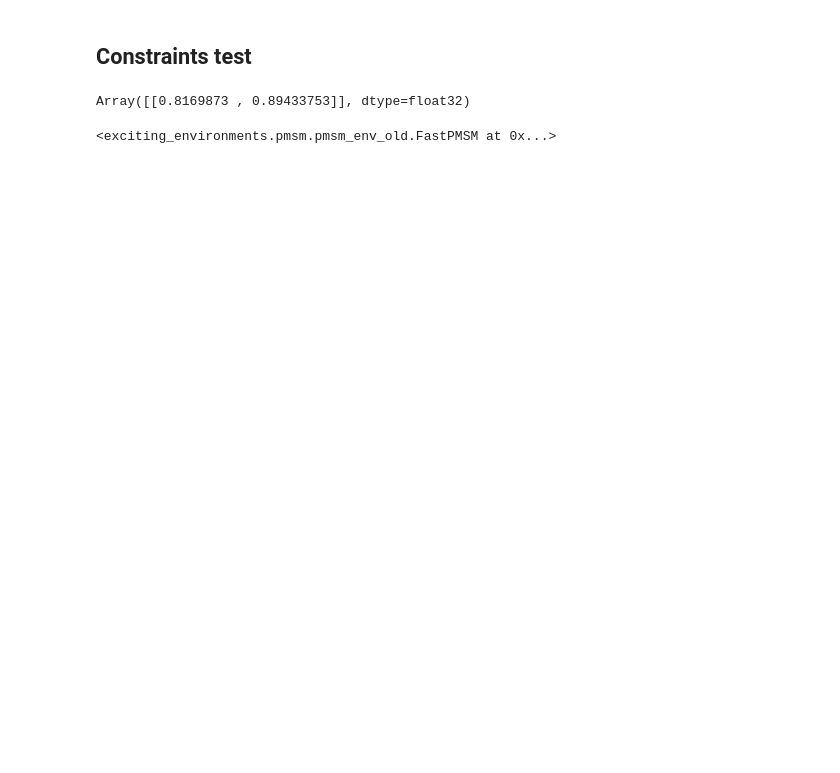
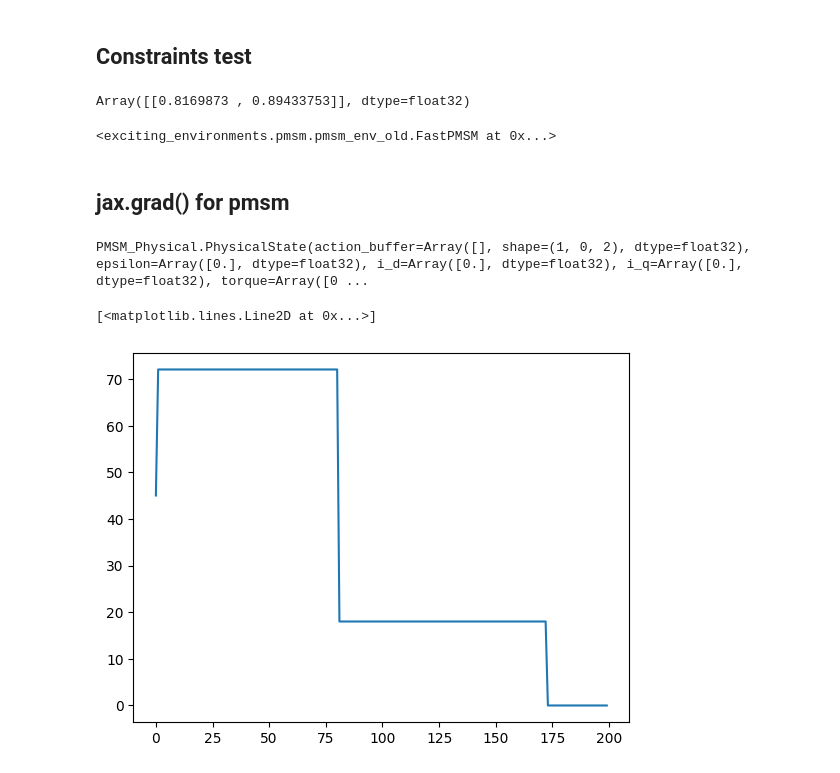
Before and after one commit to ExcitingSystems/exciting-environments, a Jupyter notebook: examples_own/5.2.pmsm_saturated.ipynb, the cells around one changed output. Drawn from its saved outputs; the diff is of its cells as text; code cells hidden in the pictures; blank space fills up the shorter version.

```diff
--- a/examples_own/5.2.pmsm_saturated.ipynb
+++ b/examples_own/5.2.pmsm_saturated.ipynb
@@ -125,3 +138,5 @@ Array([[0.8169873 , 0.89433753]], dtype=float32)
 old_motor_env.apply_hex_constraint
 # %% [output]
 <exciting_environments.pmsm.pmsm_env_old.FastPMSM at 0x...>
+# %% [markdown]
+## jax.grad() for pmsm
@@ -127,0 +182,31 @@ old_motor_env.apply_hex_constraint
+# %%
+random_seed_DQN = np.random.randint(0, 2**31)
+random_key_DQN = jax.random.PRNGKey(seed=random_seed_DQN)
+random_seed_motor = np.random.randint(0, 2**31)
+random_key_motor = jax.random.PRNGKey(seed=random_seed_motor)
+
+random_seed = np.random.randint(0, 2**31)
+random_key = jax.random.PRNGKey(seed=random_seed)
+random_key=random_key.astype(float)
+# %%
+new_motor = PMSM_Physical(control_state="torque", deadtime=0,batch_size=1,saturated=False)
+new_motor_env = PMSM(new_motor, gamma=0.85,batch_size=1)
+obs, motor_env_state = new_motor_env.reset(random_key_motor)
+# %%
+motor_env_state.physical_state
+# %% [output]
+PMSM_Physical.PhysicalState(action_buffer=Array([], shape=(1, 0, 2), dtype=float32), epsilon=Array([0.], dtype=float32), i_d=Array([0.], dtype=float32), i_q=Array([0.], dtype=float32), torque=Array([0 ...
+# %%
+def output_to_scalar(state,act):
+    next_state,obs_next,reward,done=new_motor_env.vmap_step(state,act)
+    return jnp.squeeze(next_state.physical_state.i_d)
+grad_step=jax.grad(output_to_scalar,1)
+# %%
+acts=jnp.linspace(0,2.1,200)[:,None,None].repeat(2,axis=1)
+acts_resh=jnp.moveaxis(acts,1,2)
+gradient_diff_actions=jax.vmap(grad_step,in_axes=(None,0))(motor_env_state,acts_resh)[:,:,0]#jnp.array([[0.1,0.1]])
+# %%
+plt.plot(gradient_diff_actions)
+# %% [output]
+[<matplotlib.lines.Line2D at 0x...>]
+[figure, added]
```
Also changed, not shown: parts of 19 cells of this notebook, 17 other files.
